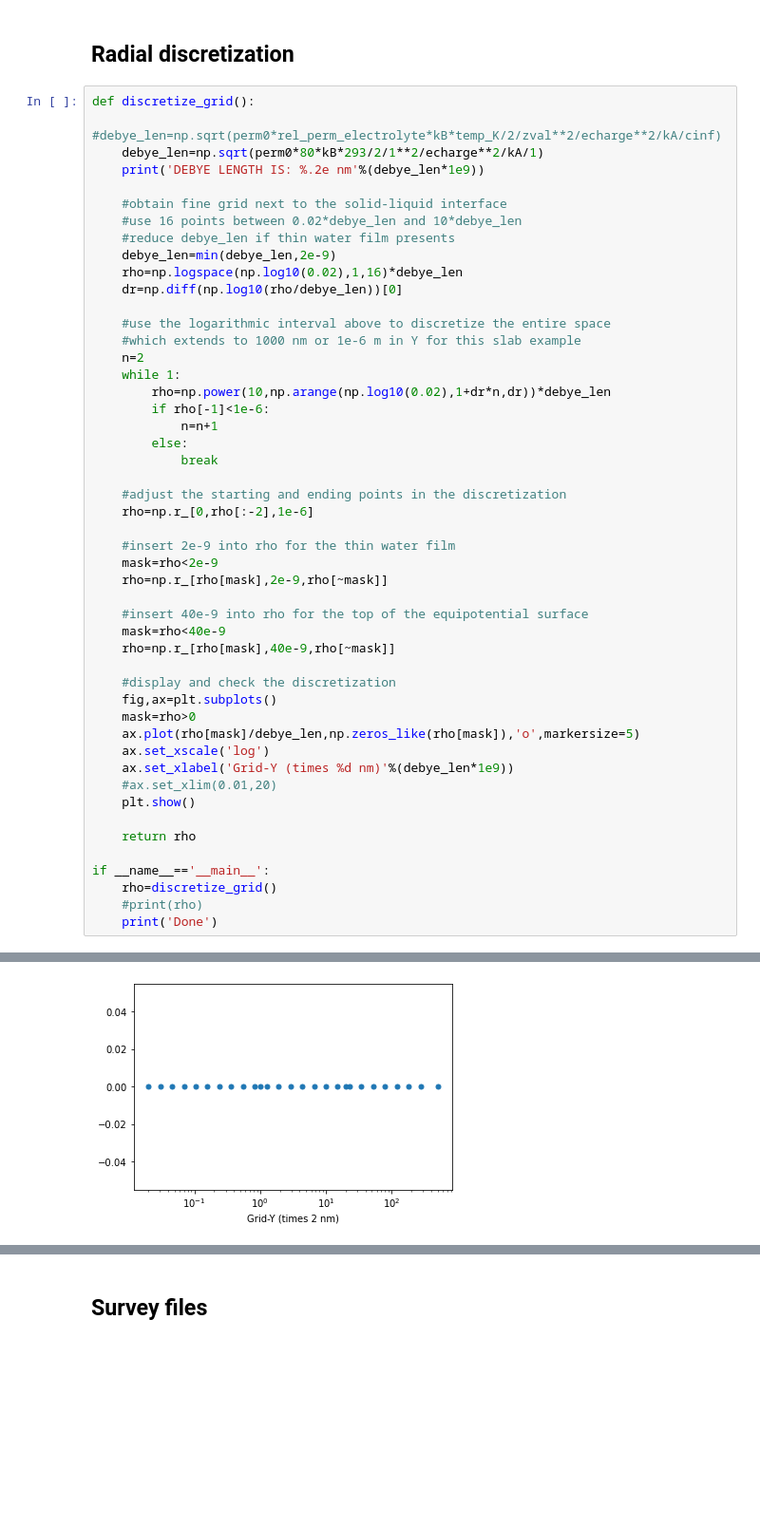
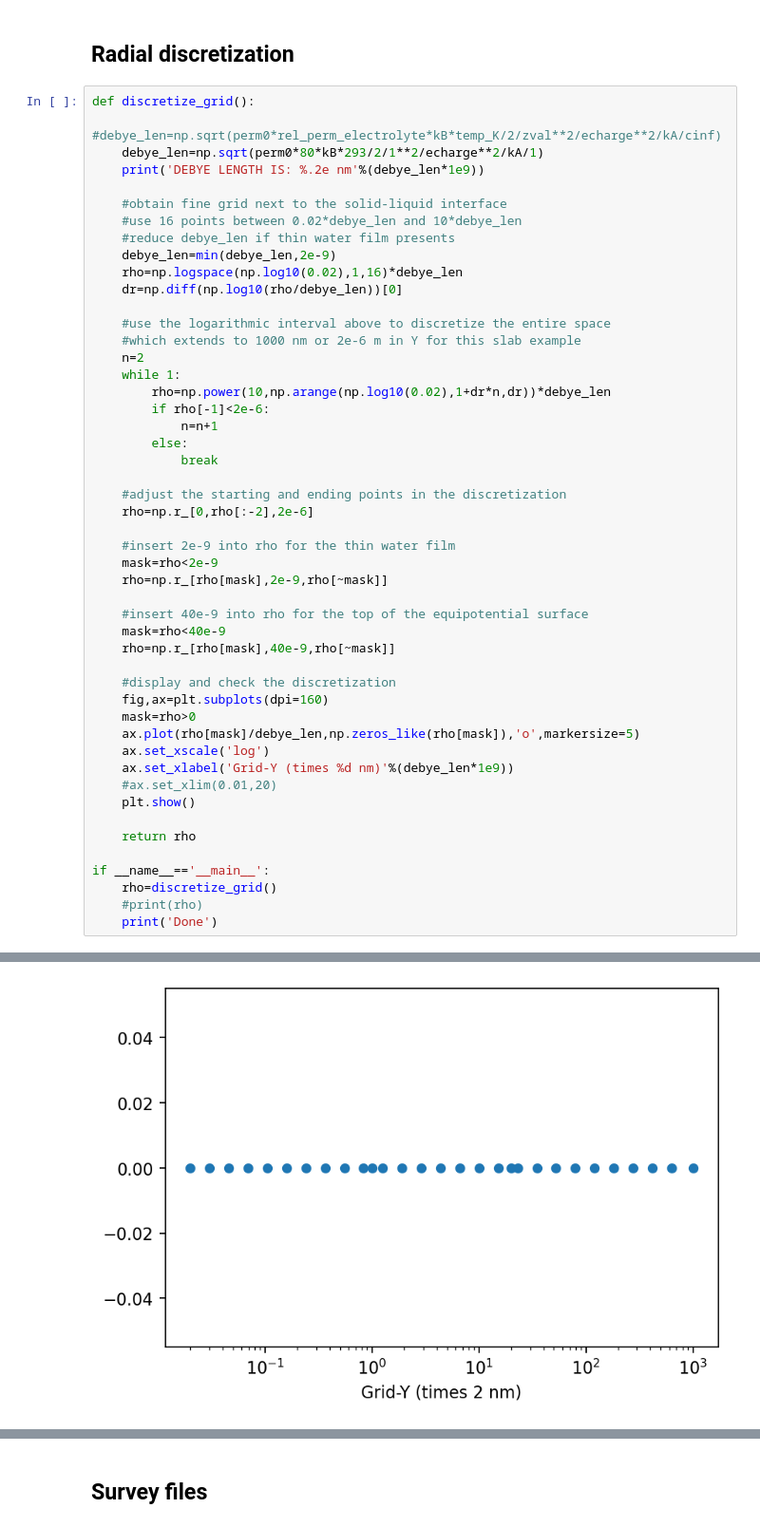
Before and after one commit to yuccadrew/sip, a Jupyter notebook: test_sip.ipynb, the cells around one changed output, grey strips where cells are left out. Shown at 95% size. Drawn from its saved outputs; the diff is of its cells as text; blank space fills up the shorter version.

Commit message:
Backup for domain extending to 2000 nm

```diff
--- a/test_sip.ipynb
+++ b/test_sip.ipynb
@@ -1517,44 +1518,44 @@ def discretize_grid():
     dr=np.diff(np.log10(rho/debye_len))[0]
 
     #use the logarithmic interval above to discretize the entire space
-    #which extends to 1000 nm or 1e-6 m in Y for this slab example
+    #which extends to 1000 nm or 2e-6 m in Y for this slab example
     n=2
     while 1:
         rho=np.power(10,np.arange(np.log10(0.02),1+dr*n,dr))*debye_len
-        if rho[-1]<1e-6:
+        if rho[-1]<2e-6:
             n=n+1
         else:
             break
 
     #adjust the starting and ending points in the discretization
-    rho=np.r_[0,rho[:-2],1e-6]
+    rho=np.r_[0,rho[:-2],2e-6]
 
     #insert 2e-9 into rho for the thin water film
     mask=rho<2e-9
     rho=np.r_[rho[mask],2e-9,rho[~mask]]
 
     #insert 40e-9 into rho for the top of the equipotential surface
     mask=rho<40e-9
     rho=np.r_[rho[mask],40e-9,rho[~mask]]
 
     #display and check the discretization
-    fig,ax=plt.subplots()
+    fig,ax=plt.subplots(dpi=160)
     mask=rho>0
     ax.plot(rho[mask]/debye_len,np.zeros_like(rho[mask]),'o',markersize=5)
     ax.set_xscale('log')
     ax.set_xlabel('Grid-Y (times %d nm)'%(debye_len*1e9))
     #ax.set_xlim(0.01,20)
     plt.show()
 
     return rho
 
 if __name__=='__main__':
     rho=discretize_grid()
     #print(rho)
     print('Done')
 # %% [output]
 DEBYE LENGTH IS: 9.63e+00 nm
-[figure, old version]
+[figure, new version]
 Done
 # %% [markdown]
 ## Survey files <a id="4.2"></a>
```
Also changed, not shown: parts of 6 cells of this notebook.
